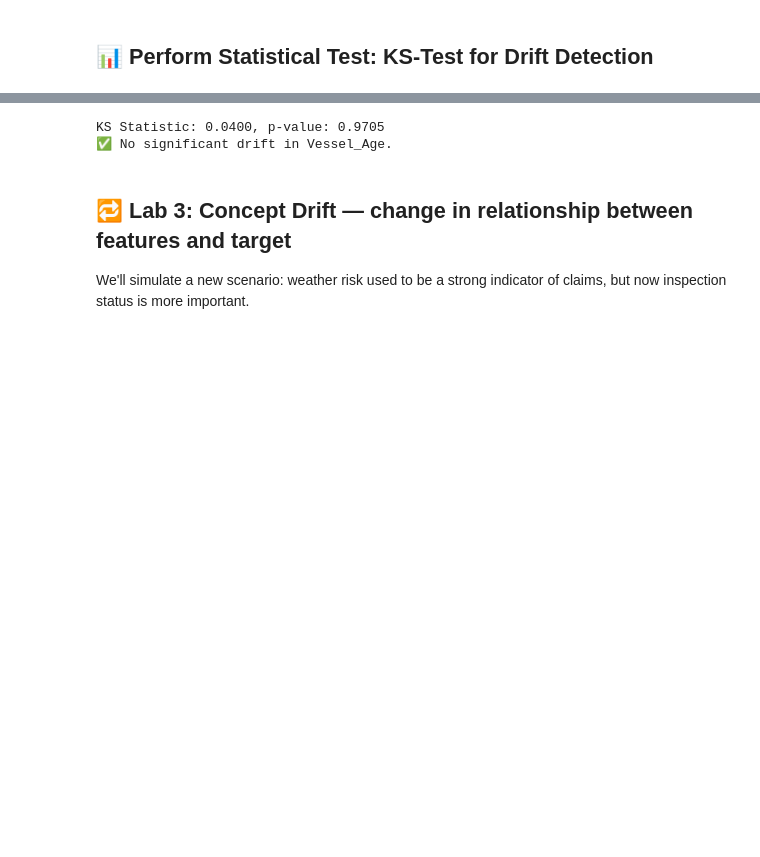
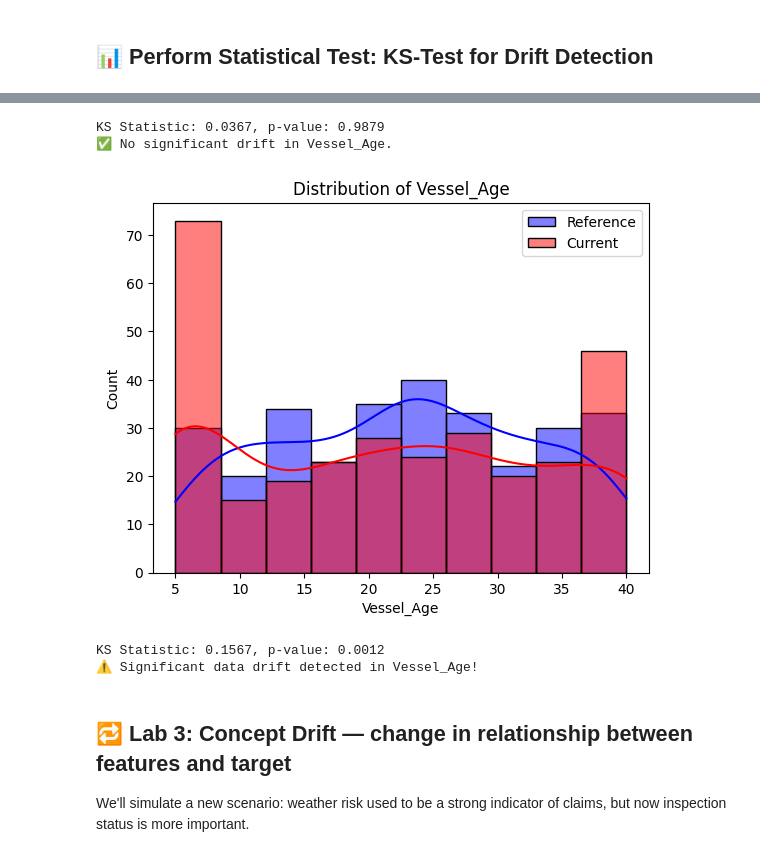
Before and after one commit to anshupandey/MSA-analytics, a Jupyter notebook: Model_Monitoring/Lab2_Data_Concept_Drift_Detection.ipynb, the cells around one changed output, grey strips where cells are left out. Saved outputs shown, nothing was run; the diff lists cells and outputs as text; code cells hidden in the pictures; blank space fills up the shorter version.

Commit message:
added additional scenario for data drift calculation

```diff
--- a/Model_Monitoring/Lab2_Data_Concept_Drift_Detection.ipynb
+++ b/Model_Monitoring/Lab2_Data_Concept_Drift_Detection.ipynb
@@ -57,3 +70,31 @@ plt.show()
+# %%
+from scipy.stats import ks_2samp
+
+# Compare feature distribution
+ks_stat, p_value = ks_2samp(reference_data['Vessel_Age'], current_data['Vessel_Age'])
+print(f"KS Statistic: {ks_stat:.4f}, p-value: {p_value:.4f}")
+if p_value < 0.05:
+    print("⚠️ Significant data drift detected in Vessel_Age!")
+else:
+    print("✅ No significant drift in Vessel_Age.")
+# %% [output]
+KS Statistic: 0.0367, p-value: 0.9879
+✅ No significant drift in Vessel_Age.
+# %%
+current_data['Vessel_Age'] += np.random.randint(-20, 20, size=current_data.shape[0]) # randomly adding a value between -3 to +3 to vessel age
+current_data['Vessel_Age'] = current_data['Vessel_Age'].clip(lower=5, upper=40) # clipping all the values to make it between 5 to 40
+
+# Compare distributions
+import seaborn as sns
+import matplotlib.pyplot as plt
+
+sns.histplot(reference_data['Vessel_Age'], color='blue', label='Reference', kde=True)
+sns.histplot(current_data['Vessel_Age'], color='red', label='Current', kde=True)
+plt.title("Distribution of Vessel_Age")
+plt.legend()
+plt.show()
+# %% [output]
+[figure, added]
 # %%
 from scipy.stats import ks_2samp
 
@@ -65,8 +106,8 @@ if p_value < 0.05:
 else:
     print("✅ No significant drift in Vessel_Age.")
 # %% [output]
-KS Statistic: 0.0400, p-value: 0.9705
-✅ No significant drift in Vessel_Age.
+KS Statistic: 0.1567, p-value: 0.0012
+⚠️ Significant data drift detected in Vessel_Age!
 # %% [markdown]
 ## 🔁 Lab 3: Concept Drift — change in relationship between features and target
 We'll simulate a new scenario: weather risk used to be a strong indicator of claims, but now inspection status is more important.
```
Also changed, not shown: parts of 3 cells of this notebook.
